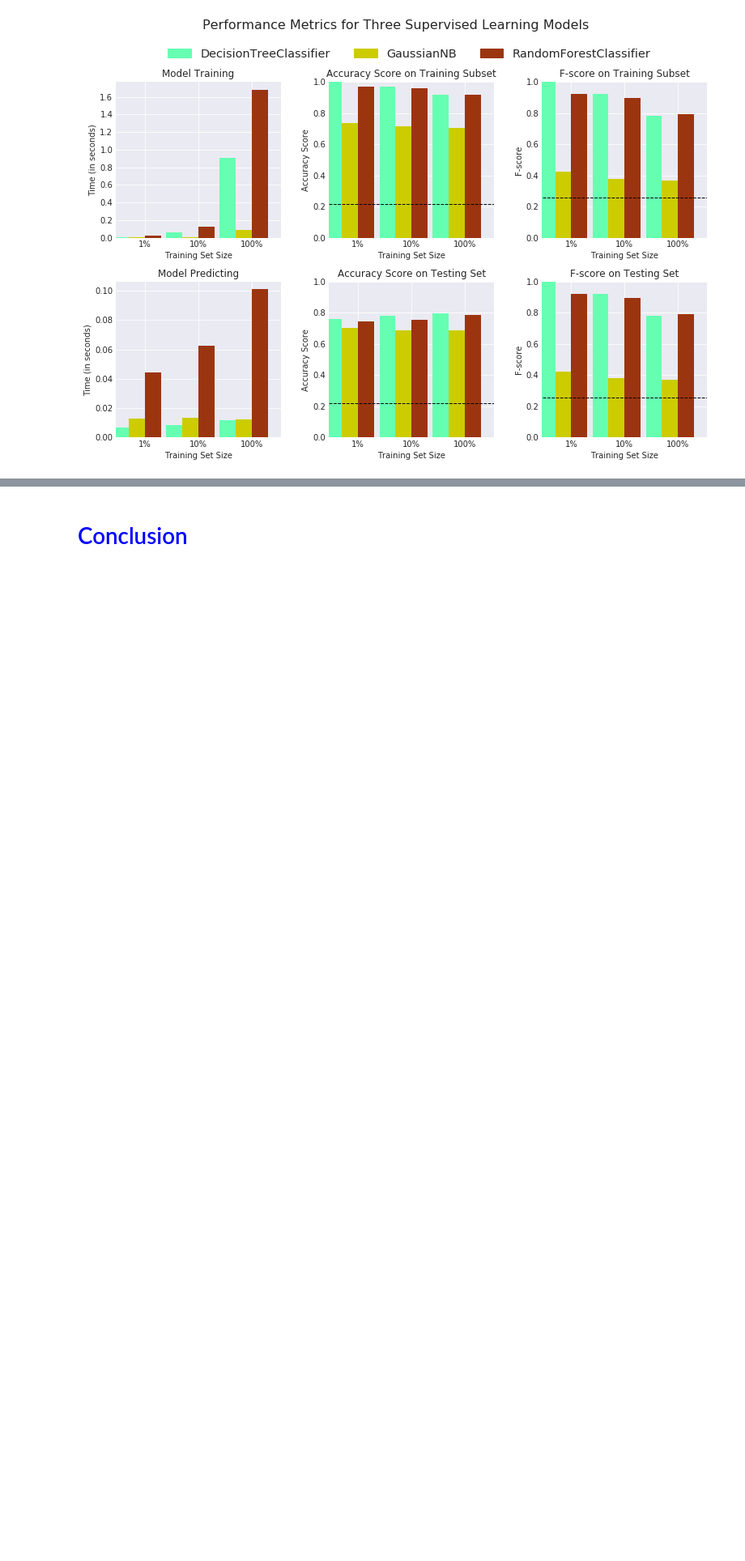
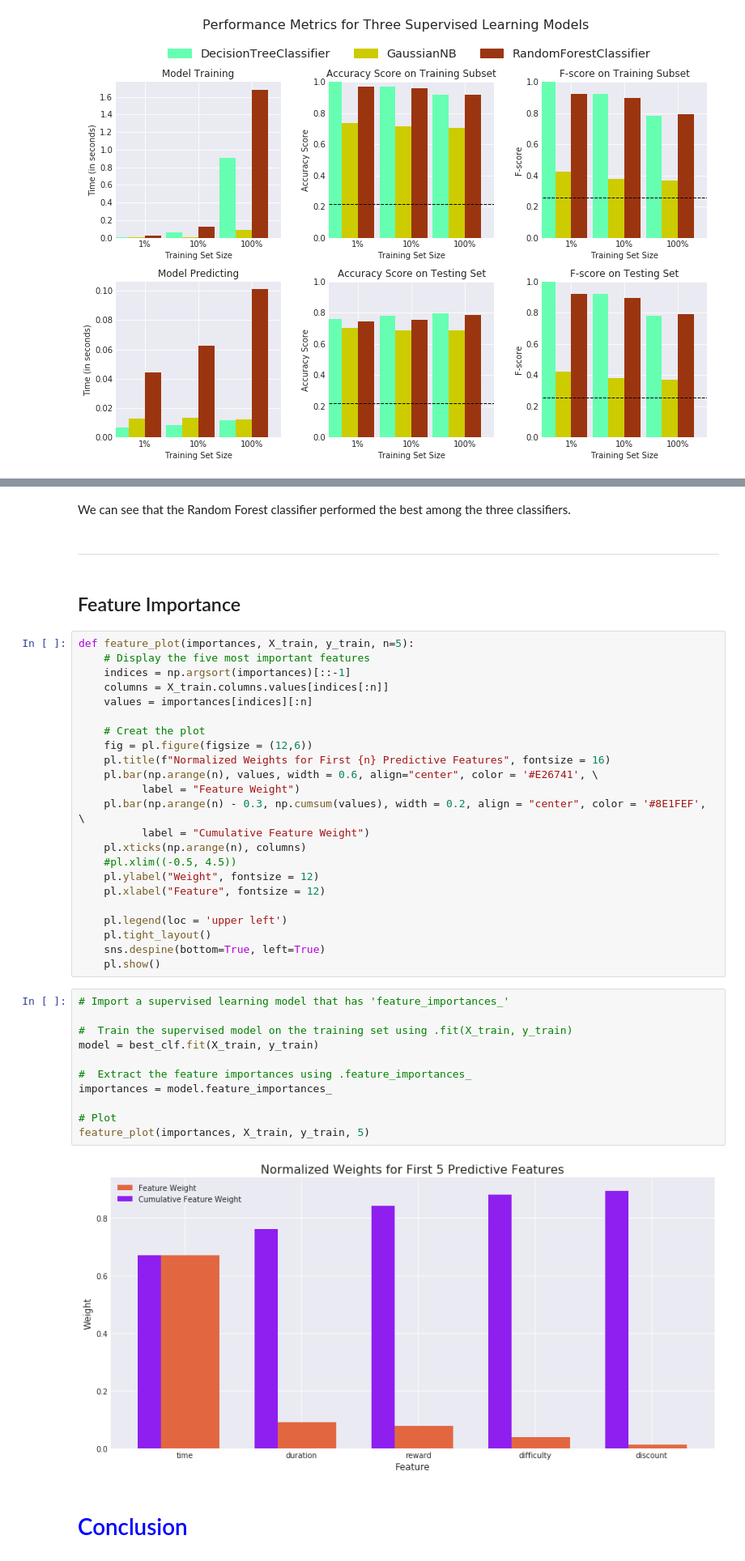
Before and after one commit to powerpratik/Starbucks-Capstone-Project, a Jupyter notebook: starbucks_capstone_notebook.ipynb, the cells around one changed output, grey strips where cells are left out. Shown: that part at 81% size. Drawn from its saved outputs; the diff is of its cells as text; blank space fills up the shorter version.

```diff
--- a/starbucks_capstone_notebook.ipynb
+++ b/starbucks_capstone_notebook.ipynb
@@ -974,3 +1149,45 @@ RandomForestClassifier trained on 119044 samples.
+# %% [markdown]
+We can see that the Random Forest classifier performed the best among the three classifiers.
+# %% [markdown]
+---
+# %% [markdown]
+## Feature Importance
+# %%
+def feature_plot(importances, X_train, y_train, n=5):
+    # Display the five most important features
+    indices = np.argsort(importances)[::-1]
+    columns = X_train.columns.values[indices[:n]]
+    values = importances[indices][:n]
+
+    # Creat the plot
+    fig = pl.figure(figsize = (12,6))
+    pl.title(f"Normalized Weights for First {n} Predictive Features", fontsize = 16)
+    pl.bar(np.arange(n), values, width = 0.6, align="center", color = '#E26741', \
+          label = "Feature Weight")
+    pl.bar(np.arange(n) - 0.3, np.cumsum(values), width = 0.2, align = "center", color = '#8E1FEF', \
+          label = "Cumulative Feature Weight")
+    pl.xticks(np.arange(n), columns)
+    #pl.xlim((-0.5, 4.5))
+    pl.ylabel("Weight", fontsize = 12)
+    pl.xlabel("Feature", fontsize = 12)
+
+    pl.legend(loc = 'upper left')
+    pl.tight_layout()
+    sns.despine(bottom=True, left=True)
+    pl.show()
+# %%
+# Import a supervised learning model that has 'feature_importances_'
+
+#  Train the supervised model on the training set using .fit(X_train, y_train)
+model = best_clf.fit(X_train, y_train)
+
+#  Extract the feature importances using .feature_importances_
+importances = model.feature_importances_
+
+# Plot
+feature_plot(importances, X_train, y_train, 5)
+# %% [output]
+[figure, added]
 # %% [markdown]
 <a name="conclusion"></a>
 # <span style="color:blue">Conclusion </span>
```
Also changed, not shown: parts of 11 cells of this notebook.
